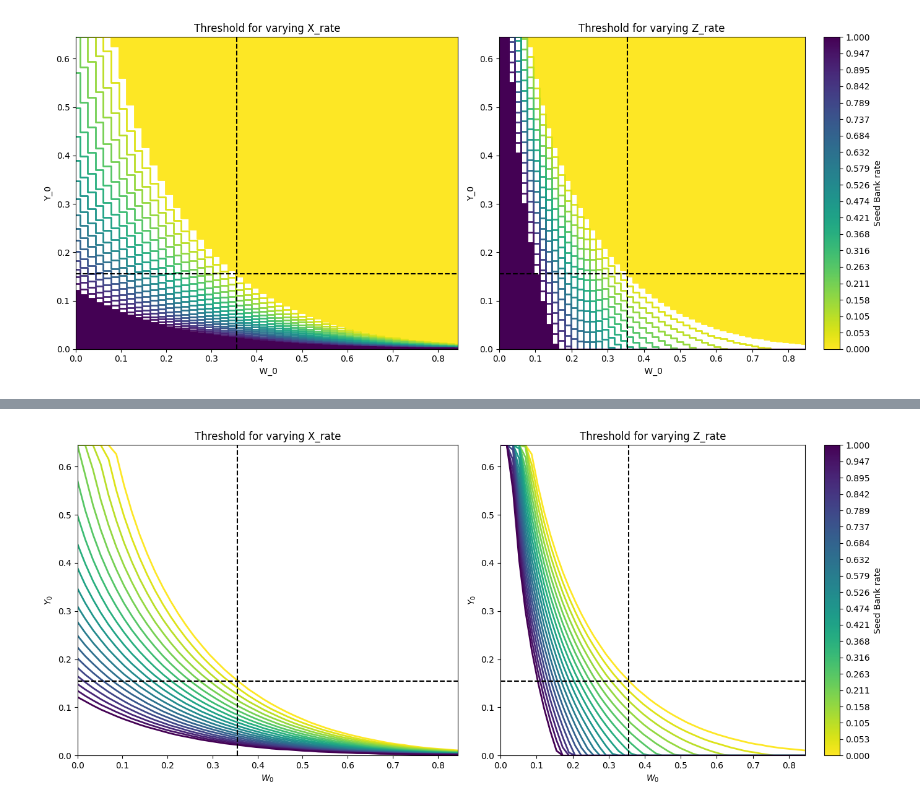
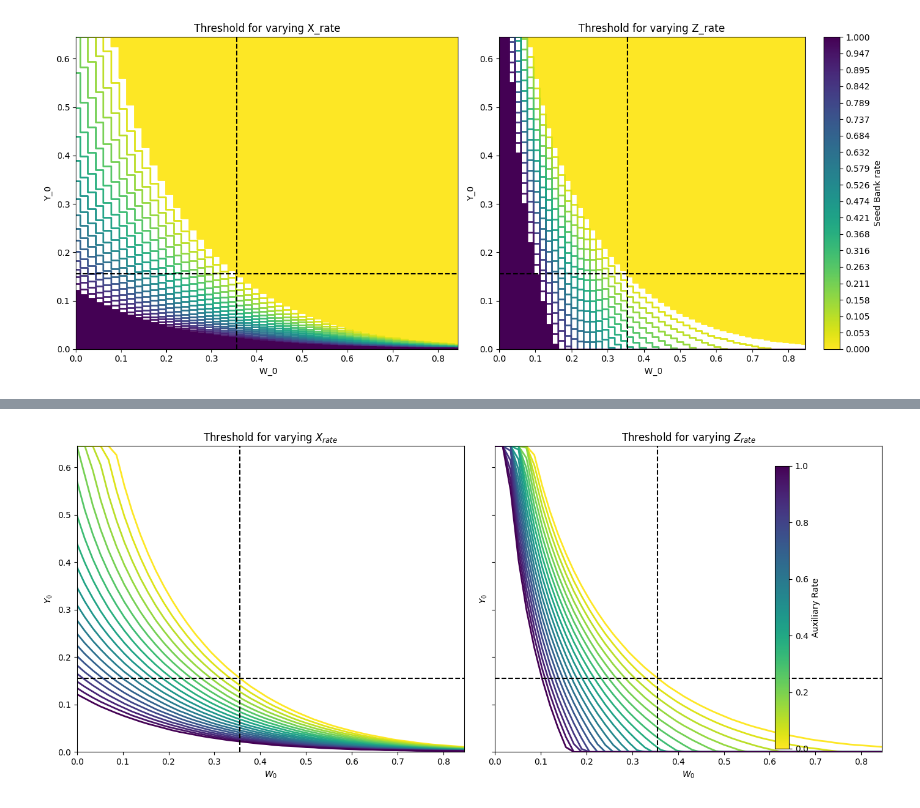
Before and after one commit to XaverWangerpohl/TwoSpeciesDormacy, a Jupyter notebook: survivalRegion.ipynb, the cells around one changed output, grey strips where cells are left out. Cells and saved outputs as stored; diff of their text form; code cells hidden in the pictures.

```diff
--- a/survivalRegion.ipynb
+++ b/survivalRegion.ipynb
@@ -908,14 +1120,17 @@ def plot_threshold_lines(ax, active='X', num_lines=10, n_points=50,
 
     The threshold lines are drawn as continuous lines via linear interpolation.
     The lower equilibrium lines (vertical and horizontal) are drawn in black.
+
+    This function returns the computed W0 grid, threshold lines, equilibria, and
+    the minimum and maximum threshold values, so that a common axis scale may be set.
     """
-    # Reaction equilibria (independent of the auxiliary rate).
+    # Compute reaction equilibria.
     Q1 = W_death / W_birth
     Q2 = Y_death / Y_birth
     disc_W = (1 - Q1 + Q2)**2 - 4 * Q2
     if disc_W < 0:
         print("Equilibria for W do not exist. Aborting analysis.")
-        return
+        return None
     sqrt_disc_W = np.sqrt(disc_W)
     upper_W = 0.5 * ((1 - Q1 + Q2) + sqrt_disc_W)
     lower_W = 0.5 * ((1 - Q1 + Q2) - sqrt_disc_W)
@@ -923,21 +1138,21 @@ def plot_threshold_lines(ax, active='X', num_lines=10, n_points=50,
     disc_Y = (1 - Q2 + Q1)**2 - 4 * Q1
     if disc_Y < 0:
         print("Equilibria for Y do not exist. Aborting analysis.")
-        return
+        return None
     sqrt_disc_Y = np.sqrt(disc_Y)
     upper_Y = 0.5 * ((1 - Q2 + Q1) + sqrt_disc_Y)
     lower_Y = 0.5 * ((1 - Q2 + Q1) - sqrt_disc_Y)
 
-    # Grid for initial W values.
+    # Create a grid for initial W values.
     W0_values = np.linspace(0, upper_W, n_points)
 
-    # Array of rate values from 0 to 1.
+    # Create an array of rate values from 0 to 1.
     rate_values = np.linspace(0, 1, num_lines)
 
     # Use the viridis colormap.
     cmap = plt.cm.viridis_r
 
-    # Fixed initial conditions for X and Z (relative to the upper equilibria).
+    # Fixed initial conditions for X and Z.
     X0 = upper_W
     Z0 = upper_Y
 
@@ -956,57 +1171,86 @@ def plot_threshold_lines(ax, active='X', num_lines=10, n_points=50,
             Z_rate = rate
         else:
             raise ValueError("Active parameter must be 'X' or 'Z'")
 
         thresh_line = np.zeros_like(W0_values)
         for idx, W0 in enumerate(W0_values):
             thresh_line[idx] = find_critical_Y(W0, X0, Z0, lower_Y, upper_Y,
                                                W_birth, Y_birth, W_death, Y_death,
                                                X_size, Z_size, X_rate, Z_rate,
                                                Time, use_X, use_Z, tol=tol, max_iter=max_iter)
         threshold_lines.append(thresh_line)
 
-    # Removed fill_between calls to eliminate colored fill areas.
-
-    # Plot each threshold line as a continuous line (using linear interpolation).
+    # Plot each threshold line as a continuous line (via linear interpolation).
     for i, rate in enumerate(rate_values):
         ax.plot(W0_values, threshold_lines[i], color=cmap(rate), linewidth=2)
 
-    # Draw lower equilibrium lines in black.
+    # Draw the lower equilibrium lines in black.
     ax.axvline(x=lower_W, color='black', linestyle='--', linewidth=1.5, label='Lower Equilibrium W')
     ax.axhline(y=lower_Y, color='black', linestyle='--', linewidth=1.5, label='Lower Equilibrium Y')
 
-    # Set labels and title.
+    # Set axis labels and title.
     ax.set_xlabel(r'$W_0$')
     ax.set_ylabel(r'$Y_0$')
     if active.upper() == 'X':
-        ax.set_title('Threshold for varying X_rate')
+        ax.set_title('Threshold for varying $X_{rate}$')
     else:
-        ax.set_title('Threshold for varying Z_rate')
-    ax.set_xlim(0, upper_W)
-    ax.set_ylim(0, upper_Y)
-    if active.upper() == 'Z':
-        # Add colorbar for this axis.
-        from matplotlib.cm import ScalarMappable
-        sm = ScalarMappable(cmap=cmap, norm=plt.Normalize(vmin=0, vmax=1))
-        sm.set_array([])
-        cbar = plt.colorbar(sm, ax=ax, ticks=np.linspace(0, 1, num_lines))
-        cbar.set_label('Seed Bank rate')
+        ax.set_title('Threshold for varying $Z_{rate}$')
 
-# Create a figure with two subplots side-by-side.
-fig, axs = plt.subplots(1, 2, figsize=(14, 6))
+    # Determine the range of threshold values.
+    y_min = min([np.min(line) for line in threshold_lines])
+    y_max = max([np.max(line) for line in threshold_lines])
 
-# Plot for X_rate.
-plot_threshold_lines(axs[0], active='X', num_lines=20, n_points=50,
-                       W_birth=1.0, Y_birth=1.0, W_death=0.1, Y_death=0.3,
-                       X_size=0.5, Z_size=0.5, Time=50)
+    return W0_values, threshold_lines, lower_W, lower_Y, upper_W, upper_Y, y_min, y_max
 
-# Plot for Z_rate.
-plot_threshold_lines(axs[1], active='Z', num_lines=20, n_points=50,
-                       W_birth=1.0, Y_birth=1.0, W_death=0.1, Y_death=0.3,
-                       X_size=0.5, Z_size=0.5, Time=50)
+# Create subplots with shared x and y axes.
+fig, axs = plt.subplots(1, 2, figsize=(14, 6), sharex=True, sharey=True)
+
+# Define common simulation parameters.
+W_birth = 1.0
+Y_birth = 1.0
+W_death = 0.1
+Y_death = 0.3
+X_size = 0.5
+Z_size = 0.5
+Time = 50
+
+# Plot threshold lines for X_rate and capture returned values.
+results_X = plot_threshold_lines(axs[0], active='X', num_lines=20, n_points=50,
+                                 W_birth=W_birth, Y_birth=Y_birth, W_death=W_death, Y_death=Y_death,
+                                 X_size=X_size, Z_size=Z_size, Time=Time)
+
+# Plot threshold lines for Z_rate and capture returned values.
+results_Z = plot_threshold_lines(axs[1], active='Z', num_lines=20, n_points=50,
+                                 W_birth=W_birth, Y_birth=Y_birth, W_death=W_death, Y_death=Y_death,
+                                 X_size=X_size, Z_size=Z_size, Time=Time)
+
+# If results are valid, determine the common axis limits.
+if results_X is not None and results_Z is not None:
+    # Unpack returned values.
+    _, _, _, lower_Y_X, upper_W_X, upper_Y_X, y_min_X, y_max_X = results_X
+    _, _, _, lower_Y_Z, upper_W_Z, upper_Y_Z, y_min_Z, y_max_Z = results_Z
+
+    # The equilibria for W (upper_W) are identical given identical parameters.
+    common_x_max = upper_W_X
+    # Determine the common y-axis limits using the minimum and maximum threshold values,
+    # while also ensuring the lower and upper equilibria are visible.
+    common_y_min = min(y_min_X, y_min_Z, lower_Y_X, lower_Y_Z)
+    common_y_max = max(y_max_X, y_max_Z, upper_Y_X, upper_Y_Z)
+
+    # Set the common axis limits on both subplots.
+    for ax in axs:
+        ax.set_xlim(0, common_x_max)
+        ax.set_ylim(common_y_min, common_y_max)
+
+# Create a single colorbar for both subplots.
+from matplotlib.cm import ScalarMappable
+sm = ScalarMappable(cmap=plt.cm.viridis_r, norm=plt.Normalize(vmin=0, vmax=1))
+sm.set_array([])  # This is needed for the ScalarMappable.
+cbar = fig.colorbar(sm, ax=axs, orientation='vertical', fraction=0.046, pad=0.04)
+cbar.set_label('Auxiliary Rate')
 
 plt.tight_layout()
 plt.savefig('threshold_lines.pdf', dpi=300)
 plt.show()
 # %% [output]
-[figure, old version]
+[figure, new version]
```
Also changed, not shown: parts of 1 cell of this notebook, 4 other files.
